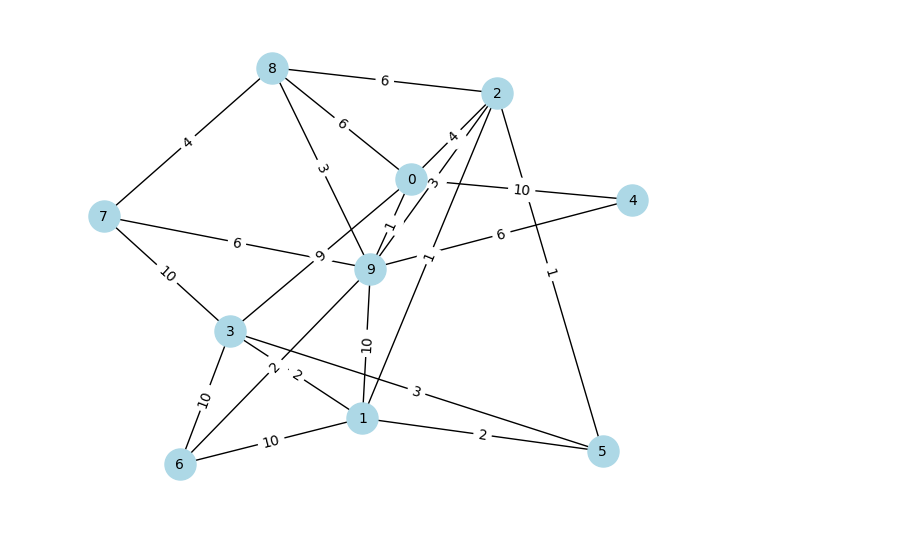
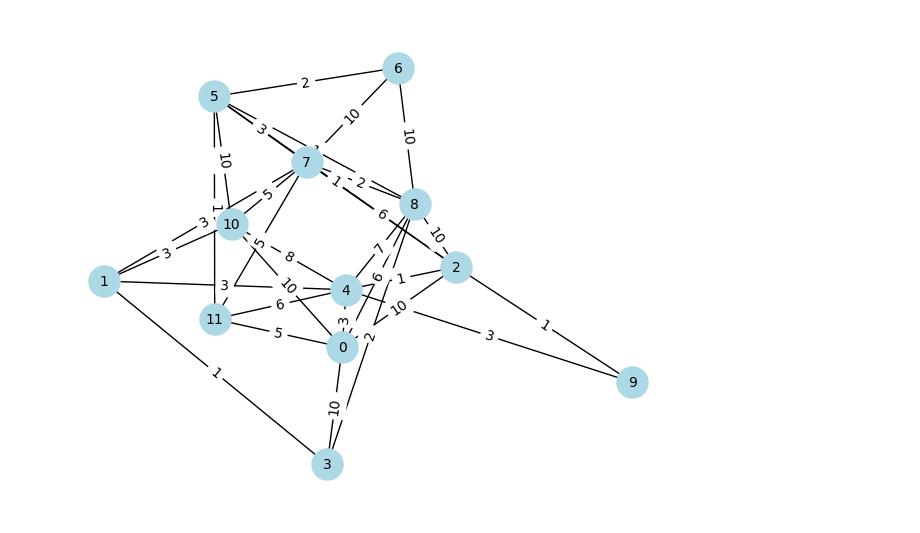
Before and after one commit to kaveh096/qc-hello-worlds, a Jupyter notebook: notebooks/graph_demo.ipynb, the cells around one changed output. Drawn from its saved outputs; the diff is of its cells as text; code cells hidden in the pictures.

```diff
--- a/notebooks/graph_demo.ipynb
+++ b/notebooks/graph_demo.ipynb
@@ -9,10 +9,10 @@ from lib.graphlib import GraphLib
 # %%
 # Create and visualize a random graph
 g = GraphLib()
-g.generate_random_graph(num_vertices=10, edge_prob=0.5, seed=42)
+g.generate_random_graph(num_vertices=12, edge_prob=0.4, seed=42)
 g.visualize()
 # %% [output]
-[figure, old version]
+[figure, new version]
 # %%
 # Max-Cut (Bruteforce vs Approximation)
 cut_opt, weight_opt = g.max_cut_bruteforce()
```
Also changed, not shown: parts of 3 cells of this notebook, 1 other file.
